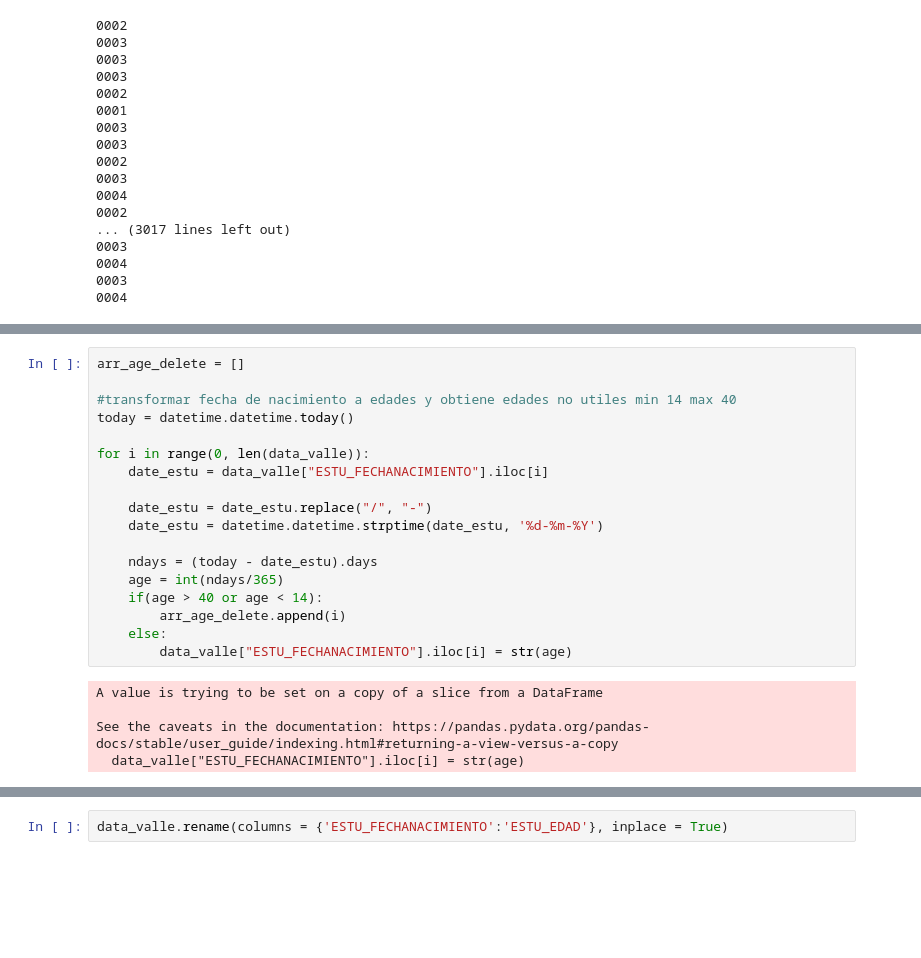
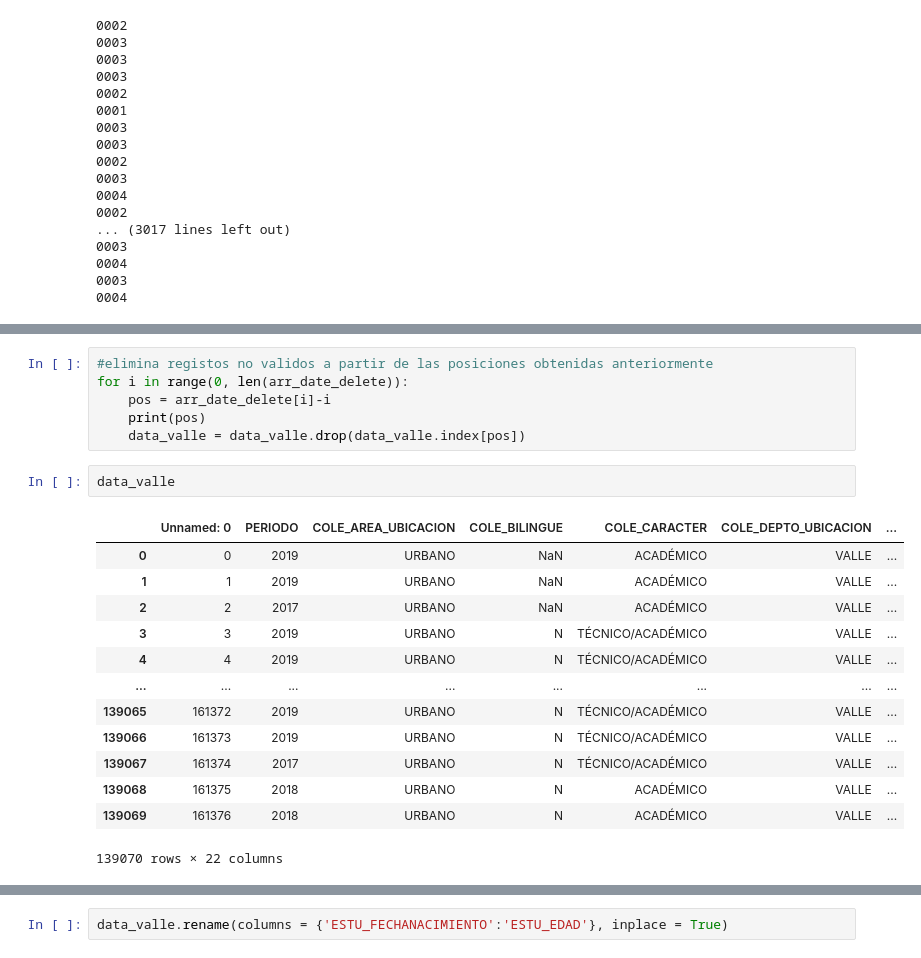
Before and after one commit to JhojanLopez/ICFES-data-analysis, a Jupyter notebook: etl/etl_icfes_valle.ipynb, the cells around one changed output, grey strips where cells are left out. Cells and saved outputs as stored; diff of their text form; blank space fills up the shorter version.

```diff
--- a/etl/etl_icfes_valle.ipynb
+++ b/etl/etl_icfes_valle.ipynb
@@ -131,23 +106,22 @@ for i in range(0, len(arr_date_delete)):
-# %%
-arr_age_delete = []
-
-#transformar fecha de nacimiento a edades y obtiene edades no utiles min 14 max 40
-today = datetime.datetime.today()
-
-for i in range(0, len(data_valle)):
-    date_estu = data_valle["ESTU_FECHANACIMIENTO"].iloc[i]
-
-    date_estu = date_estu.replace("/", "-")
-    date_estu = datetime.datetime.strptime(date_estu, '%d-%m-%Y')
-
-    ndays = (today - date_estu).days
-    age = int(ndays/365)
-    if(age > 40 or age < 14):
-        arr_age_delete.append(i)
-    else:
-        data_valle["ESTU_FECHANACIMIENTO"].iloc[i] = str(age)
-# %% [output]
-A value is trying to be set on a copy of a slice from a DataFrame
-
-See the caveats in the documentation: https://pandas.pydata.org/pandas-docs/stable/user_guide/indexing.html#returning-a-view-versus-a-copy
-  data_valle["ESTU_FECHANACIMIENTO"].iloc[i] = str(age)
+# %%
+#elimina registos no validos a partir de las posiciones obtenidas anteriormente
+for i in range(0, len(arr_date_delete)):
+    pos = arr_date_delete[i]-i
+    print(pos)
+    data_valle = data_valle.drop(data_valle.index[pos])
+# %%
+data_valle
+# %% [output]
+|  | Unnamed: 0 | PERIODO | COLE_AREA_UBICACION | COLE_BILINGUE | COLE_CARACTER | COLE_DEPTO_UBICACION | ... |
+| 0 | 0 | 2019 | URBANO | NaN | ACADÉMICO | VALLE | ... |
+| 1 | 1 | 2019 | URBANO | NaN | ACADÉMICO | VALLE | ... |
+| 2 | 2 | 2017 | URBANO | NaN | ACADÉMICO | VALLE | ... |
+| 3 | 3 | 2019 | URBANO | N | TÉCNICO/ACADÉMICO | VALLE | ... |
+| 4 | 4 | 2019 | URBANO | N | TÉCNICO/ACADÉMICO | VALLE | ... |
+| ... | ... | ... | ... | ... | ... | ... | ... |
+| 139065 | 161372 | 2019 | URBANO | N | TÉCNICO/ACADÉMICO | VALLE | ... |
+| 139066 | 161373 | 2019 | URBANO | N | TÉCNICO/ACADÉMICO | VALLE | ... |
+| 139067 | 161374 | 2017 | URBANO | N | TÉCNICO/ACADÉMICO | VALLE | ... |
+| 139068 | 161375 | 2018 | URBANO | N | ACADÉMICO | VALLE | ... |
+| 139069 | 161376 | 2018 | URBANO | N | ACADÉMICO | VALLE | ... |
+139070 rows × 22 columns
```
Also changed, not shown: parts of 9 cells of this notebook, 5 other files.
